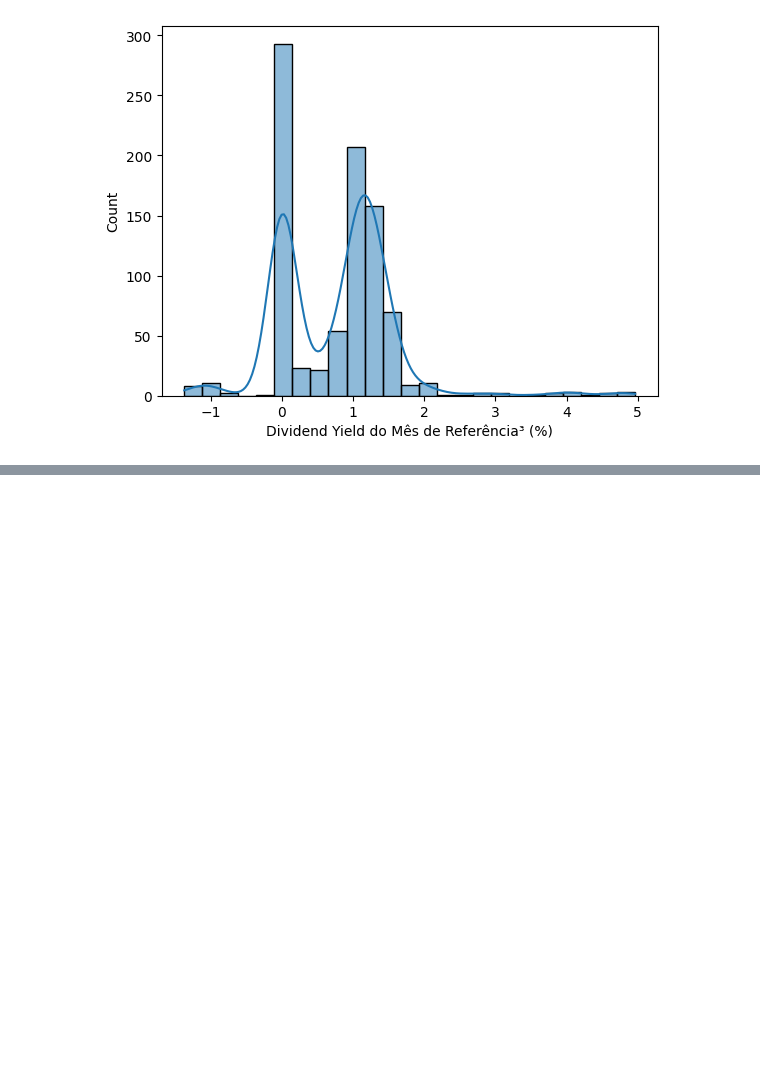
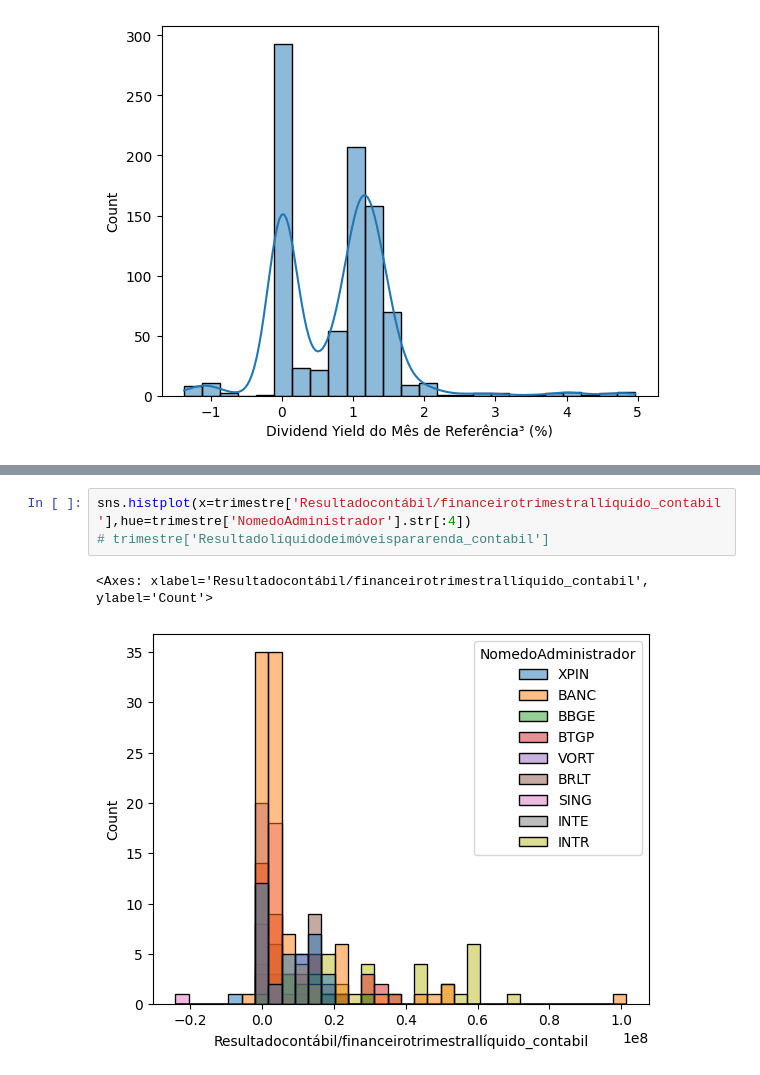
Before and after one commit to ErikMaia/tcc, a Jupyter notebook: src/selection_of_atribute.ipynb, the cells around one changed output, grey strips where cells are left out. Cells and saved outputs as stored; diff of their text form; blank space fills up the shorter version.

```diff
--- a/src/selection_of_atribute.ipynb
+++ b/src/selection_of_atribute.ipynb
@@ -139,0 +259,6 @@ df.loc[df['Dividend Yield do Mês de Referência³ (%)'] <= -5 ]
+# %%
+sns.histplot(x=trimestre['Resultadocontábil/financeirotrimestrallíquido_contabil'],hue=trimestre['NomedoAdministrador'].str[:4])
+# trimestre['Resultadolíquidodeimóveispararenda_contabil']
+# %% [output]
+<Axes: xlabel='Resultadocontábil/financeirotrimestrallíquido_contabil', ylabel='Count'>
+[figure, added]
```
Also changed, not shown: parts of 13 cells of this notebook, 1 other file.
